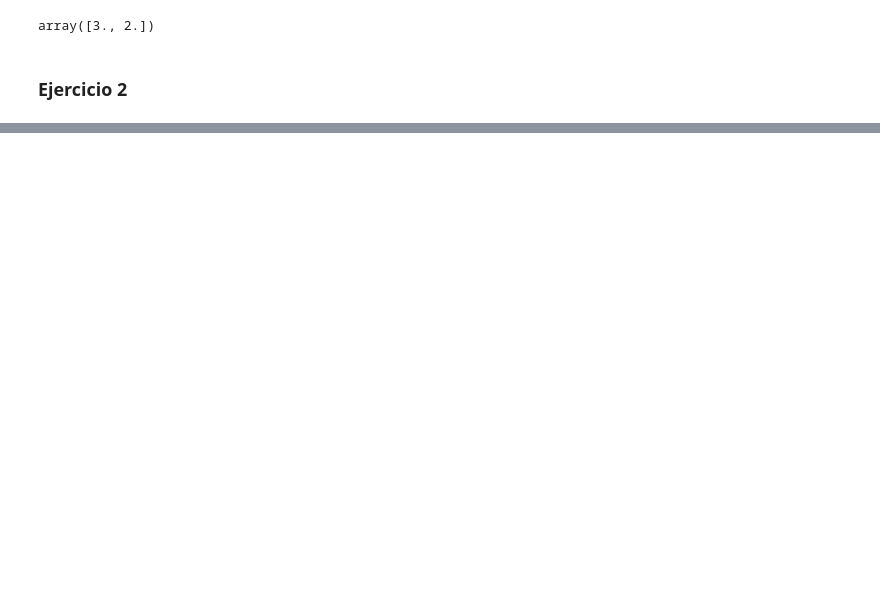
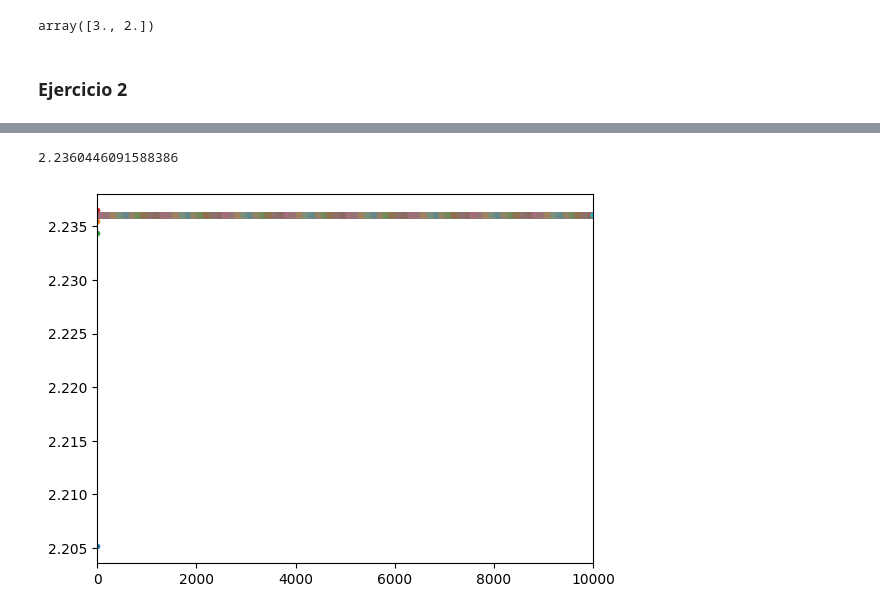
Before and after one commit to arielbakal/AlgebraLinealComputacional_UBA_FCEN, a Jupyter notebook: laboratorio/TP1/TP1.ipynb, the cells around one changed output, grey strips where cells are left out. Cells and saved outputs as stored; diff of their text form; code cells hidden in the pictures; blank space fills up the shorter version.

```diff
--- a/laboratorio/TP1/TP1.ipynb
+++ b/laboratorio/TP1/TP1.ipynb
@@ -92,0 +105,17 @@ C =
+# %%
+def met_pot(A,k):
+  plt.xlim(0, k)
+  x = np.random.rand(A.shape[1])
+  for i in range(k):
+    Ax = A@x
+    Ax_norma = np.linalg.norm(Ax)
+    x = Ax/Ax_norma
+    a_valor = ( np.transpose(x)@(A@x) / (np.transpose(x)@x) )
+    plt.plot(i, a_valor, '.')
+  return a_valor
+  plt.show()
+# %%
+met_pot(A,10000)
+# %% [output]
+2.2360446091588386
+[figure, added]
```
Also changed, not shown: parts of 8 cells of this notebook.
